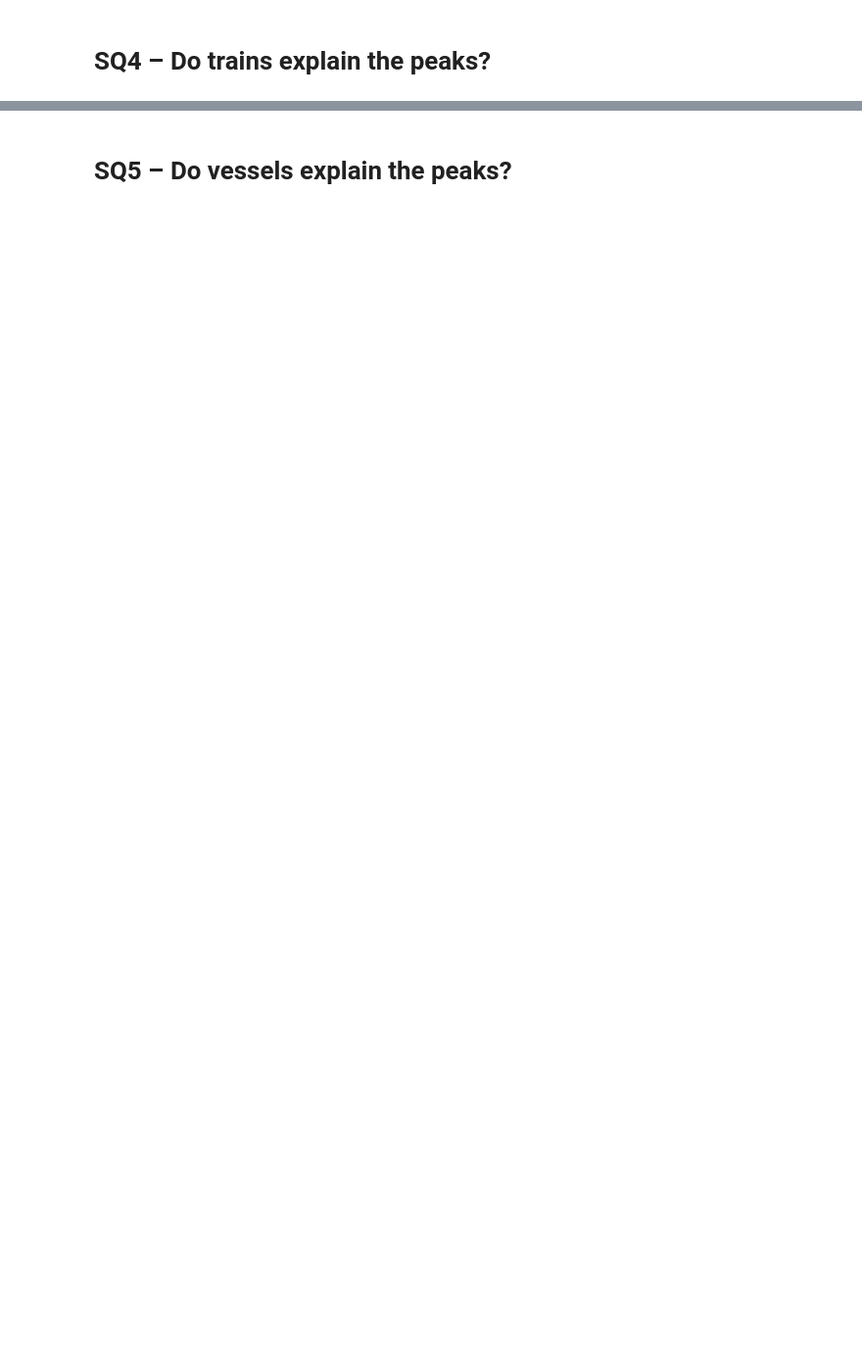
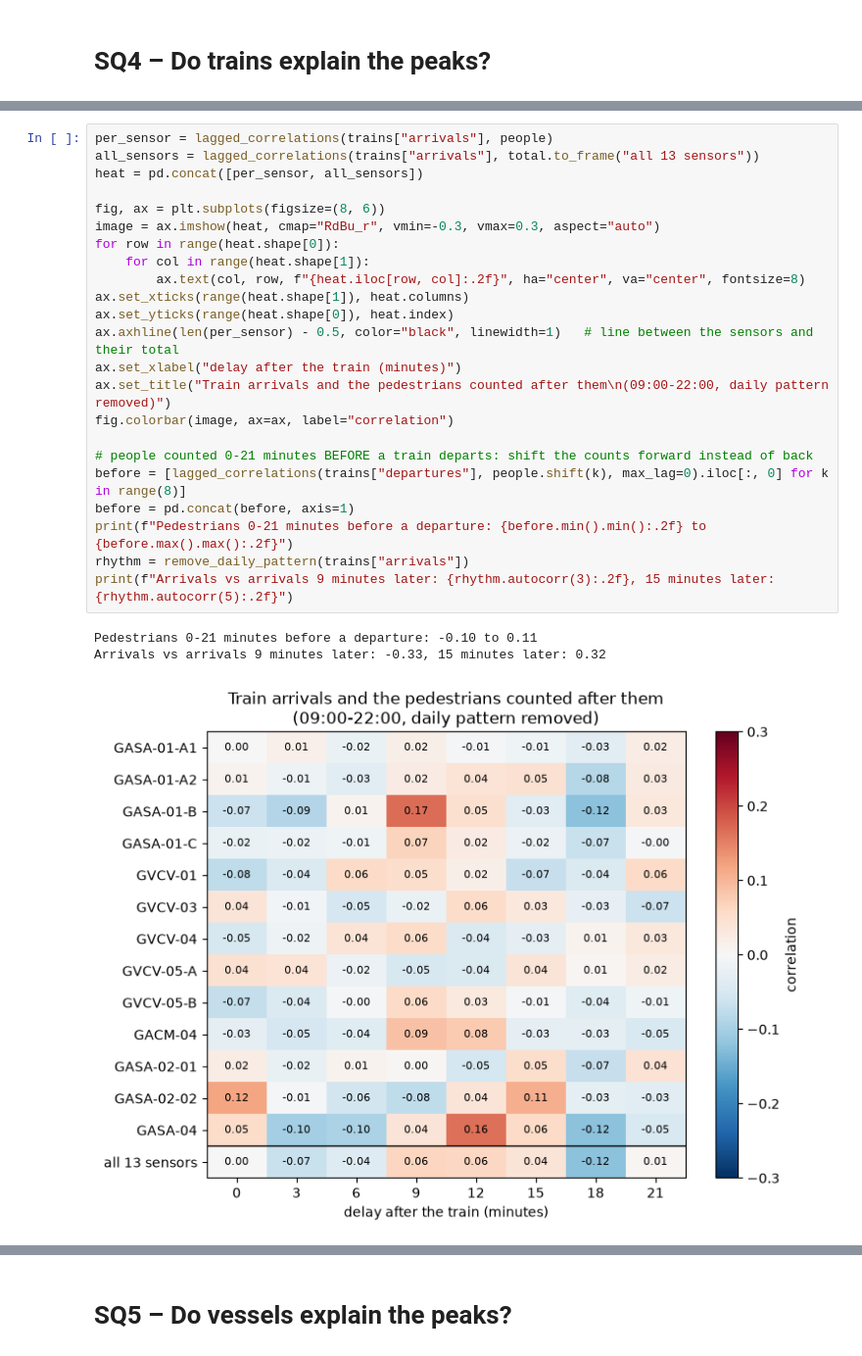
Before and after one commit to andreadellacorte3/SAIL2025_crowd_monitoring_Group5, a Jupyter notebook: Report.ipynb, the cells around one changed output, grey strips where cells are left out. Shown at 98% size. Saved outputs shown, nothing was run; the diff lists cells and outputs as text; blank space fills up the shorter version.

```diff
--- a/Report.ipynb
+++ b/Report.ipynb
@@ -262,0 +296,27 @@ SAIL events explain part of the peaks, and it is the events on the water that do
+# %%
+per_sensor = lagged_correlations(trains["arrivals"], people)
+all_sensors = lagged_correlations(trains["arrivals"], total.to_frame("all 13 sensors"))
+heat = pd.concat([per_sensor, all_sensors])
+
+fig, ax = plt.subplots(figsize=(8, 6))
+image = ax.imshow(heat, cmap="RdBu_r", vmin=-0.3, vmax=0.3, aspect="auto")
+for row in range(heat.shape[0]):
+    for col in range(heat.shape[1]):
+        ax.text(col, row, f"{heat.iloc[row, col]:.2f}", ha="center", va="center", fontsize=8)
+ax.set_xticks(range(heat.shape[1]), heat.columns)
+ax.set_yticks(range(heat.shape[0]), heat.index)
+ax.axhline(len(per_sensor) - 0.5, color="black", linewidth=1)   # line between the sensors and their total
+ax.set_xlabel("delay after the train (minutes)")
+ax.set_title("Train arrivals and the pedestrians counted after them\n(09:00-22:00, daily pattern removed)")
+fig.colorbar(image, ax=ax, label="correlation")
+
+# people counted 0-21 minutes BEFORE a train departs: shift the counts forward instead of back
+before = [lagged_correlations(trains["departures"], people.shift(k), max_lag=0).iloc[:, 0] for k in range(8)]
+before = pd.concat(before, axis=1)
+print(f"Pedestrians 0-21 minutes before a departure: {before.min().min():.2f} to {before.max().max():.2f}")
+rhythm = remove_daily_pattern(trains["arrivals"])
+print(f"Arrivals vs arrivals 9 minutes later: {rhythm.autocorr(3):.2f}, 15 minutes later: {rhythm.autocorr(5):.2f}")
+# %% [output]
+Pedestrians 0-21 minutes before a departure: -0.10 to 0.11
+Arrivals vs arrivals 9 minutes later: -0.33, 15 minutes later: 0.32
+[figure, added]
```
Also changed, not shown: parts of 11 cells of this notebook.
